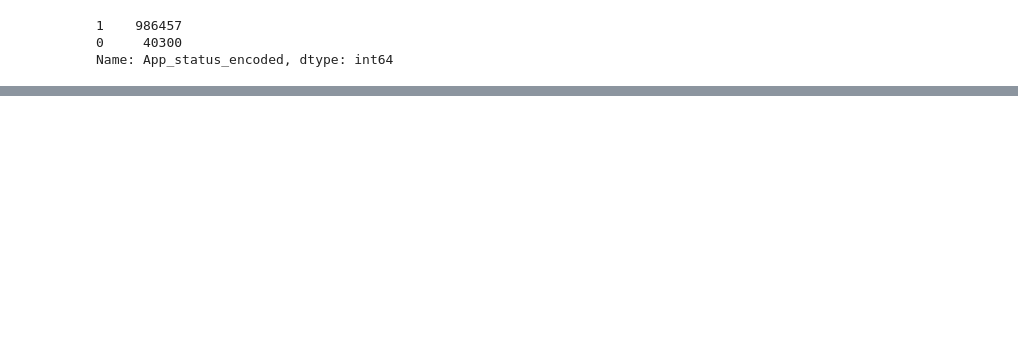
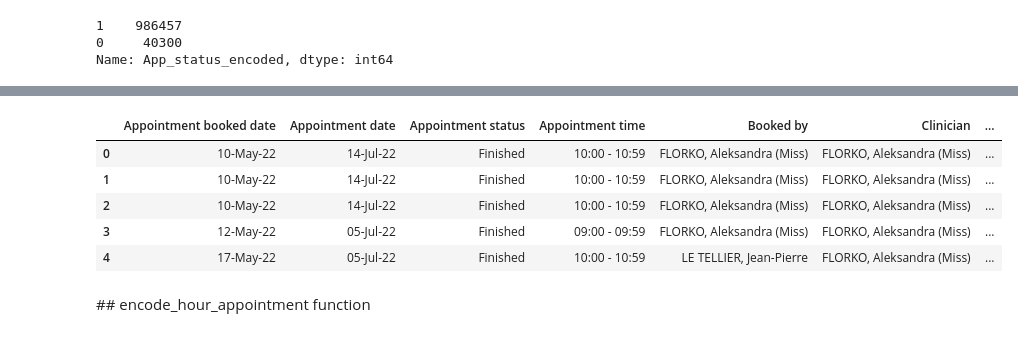
Before and after one commit to janduplessis883/project-showupforhealth, a Jupyter notebook: notebooks/alex_full_df_feat_eng.ipynb, the cells around one changed output, grey strips where cells are left out. Saved outputs shown, nothing was run; the diff lists cells and outputs as text; code cells hidden in the pictures; blank space fills up the shorter version.

```diff
--- a/notebooks/alex_full_df_feat_eng.ipynb
+++ b/notebooks/alex_full_df_feat_eng.ipynb
@@ -153,0 +181,11 @@ encoded_target = label_encoder.transform(target)
+# %%
+full_df.head()
+# %% [output]
+|  | Appointment booked date | Appointment date | Appointment status | Appointment time | Booked by | Clinician | ... |
+| 0 | 10-May-22 | 14-Jul-22 | Finished | 10:00 - 10:59 | FLORKO, Aleksandra (Miss) | FLORKO, Aleksandra (Miss) | ... |
+| 1 | 10-May-22 | 14-Jul-22 | Finished | 10:00 - 10:59 | FLORKO, Aleksandra (Miss) | FLORKO, Aleksandra (Miss) | ... |
+| 2 | 10-May-22 | 14-Jul-22 | Finished | 10:00 - 10:59 | FLORKO, Aleksandra (Miss) | FLORKO, Aleksandra (Miss) | ... |
+| 3 | 12-May-22 | 05-Jul-22 | Finished | 09:00 - 09:59 | FLORKO, Aleksandra (Miss) | FLORKO, Aleksandra (Miss) | ... |
+| 4 | 17-May-22 | 05-Jul-22 | Finished | 10:00 - 10:59 | LE TELLIER, Jean-Pierre | FLORKO, Aleksandra (Miss) | ... |
+# %% [markdown]
+## encode_hour_appointment function
```
Also changed, not shown: parts of 12 cells of this notebook.
